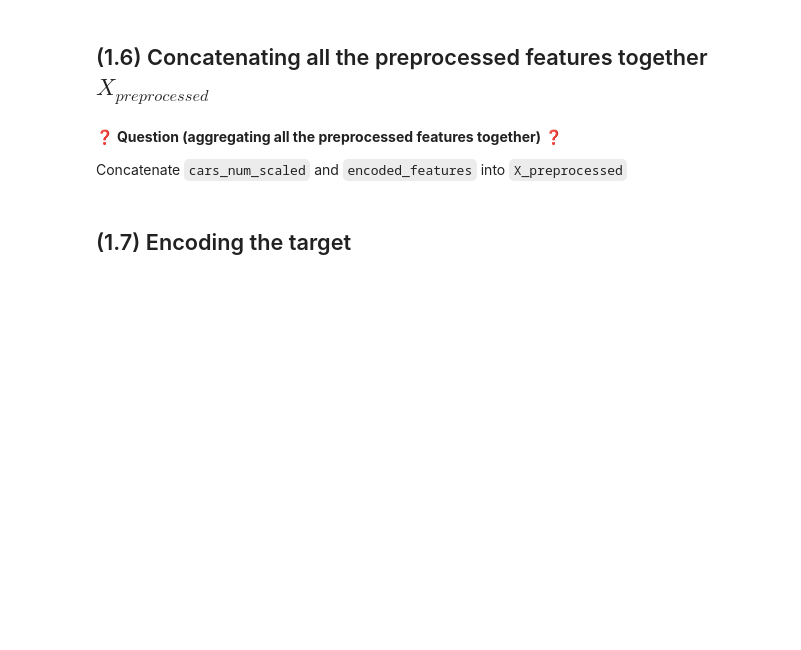
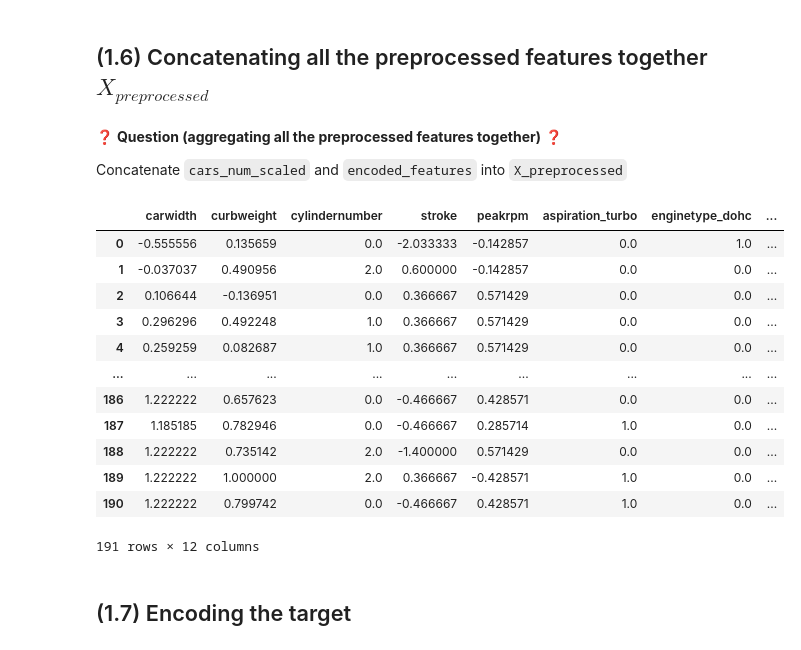
Before and after one commit to andyheggs/data-cars_preparation, a Jupyter notebook: Recap - The Cars Dataset.ipynb, the cells around one changed output. Drawn from its saved outputs; the diff is of its cells as text; code cells hidden in the pictures; blank space fills up the shorter version.

```diff
--- a/Recap - The Cars Dataset.ipynb
+++ b/Recap - The Cars Dataset.ipynb
@@ -100,2 +205,8 @@ What is the percentage of `NaN` for each feature?
+# %%
+# DEFINING THE TARGET
+y = cars['price'] # the price here is either expensive or cheap
+
+# DEFINING THE FEATURES
+X = cars.drop(columns=['price'])
 # %% [markdown]
 ❓ **Question (Quick look at the target)** ❓ What is the proportion of "cheap" cars vs. "expensive" cars ?
@@ -177,0 +364,17 @@ cars_categorical
+# %%
+# Instantiating the OHE
+ohe = OneHotEncoder(drop="if_binary", sparse_output=False, min_frequency=0.05).set_output(transform='pandas')
+
+# Fitting it to the categorical features
+ohe.fit(cars_categorical)
+
+# Printing the different categories detected by the OHE
+display(ohe.categories_)
+
+# Since Sklearn 1.1, you can retrieve the names of the generated columns
+display(ohe.get_feature_names_out())
+
+# Storing the encoded features
+encoded_features = ohe.transform(cars_categorical)
+
+encoded_features
@@ -186,3 +406,20 @@ Concatenate `cars_num_scaled` and `encoded_features` into `X_preprocessed`
+# %%
+X_preprocessed = pd.concat([cars_num_scaled, encoded_features], axis=1)
+X_preprocessed
+# %% [output]
+|  | carwidth | curbweight | cylindernumber | stroke | peakrpm | aspiration_turbo | enginetype_dohc | ... |
+| 0 | -0.555556 | 0.135659 | 0.0 | -2.033333 | -0.142857 | 0.0 | 1.0 | ... |
+| 1 | -0.037037 | 0.490956 | 2.0 | 0.600000 | -0.142857 | 0.0 | 0.0 | ... |
+| 2 | 0.106644 | -0.136951 | 0.0 | 0.366667 | 0.571429 | 0.0 | 0.0 | ... |
+| 3 | 0.296296 | 0.492248 | 1.0 | 0.366667 | 0.571429 | 0.0 | 0.0 | ... |
+| 4 | 0.259259 | 0.082687 | 1.0 | 0.366667 | 0.571429 | 0.0 | 0.0 | ... |
+| ... | ... | ... | ... | ... | ... | ... | ... | ... |
+| 186 | 1.222222 | 0.657623 | 0.0 | -0.466667 | 0.428571 | 0.0 | 0.0 | ... |
+| 187 | 1.185185 | 0.782946 | 0.0 | -0.466667 | 0.285714 | 1.0 | 0.0 | ... |
+| 188 | 1.222222 | 0.735142 | 2.0 | -1.400000 | 0.571429 | 0.0 | 0.0 | ... |
+| 189 | 1.222222 | 1.000000 | 2.0 | 0.366667 | -0.428571 | 1.0 | 0.0 | ... |
+| 190 | 1.222222 | 0.799742 | 0.0 | -0.466667 | 0.428571 | 1.0 | 0.0 | ... |
+191 rows × 12 columns
 # %% [markdown]
 ## (1.7) Encoding the target
 # %% [markdown]
```
Also changed, not shown: parts of 47 cells of this notebook.
